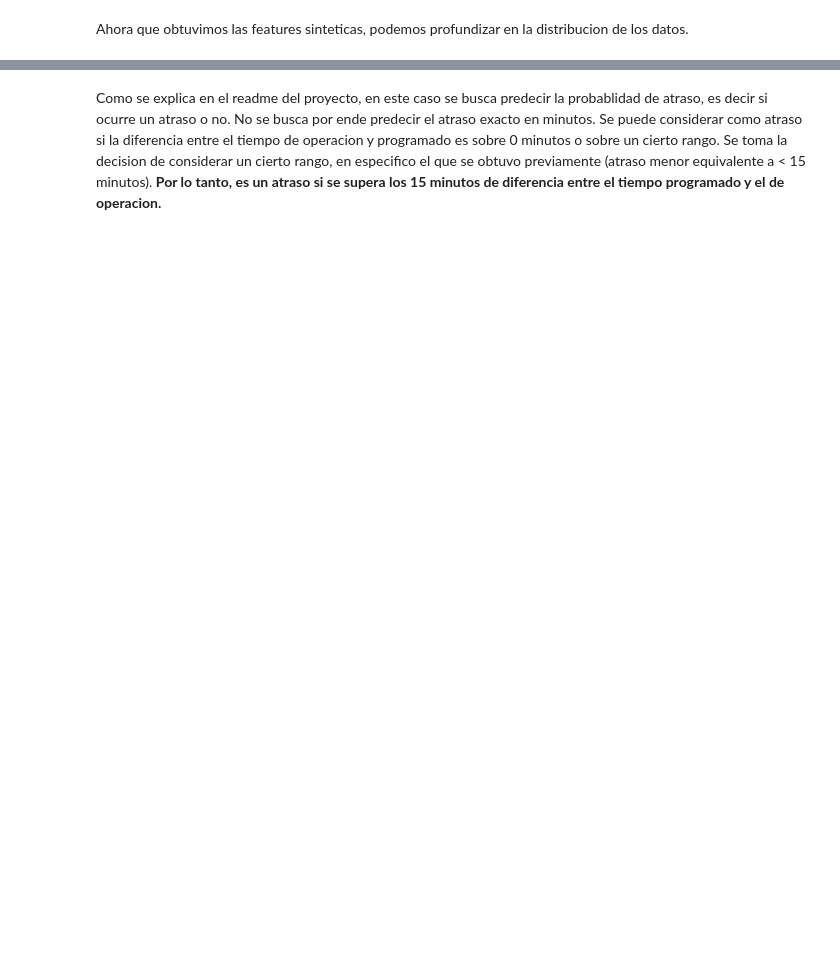
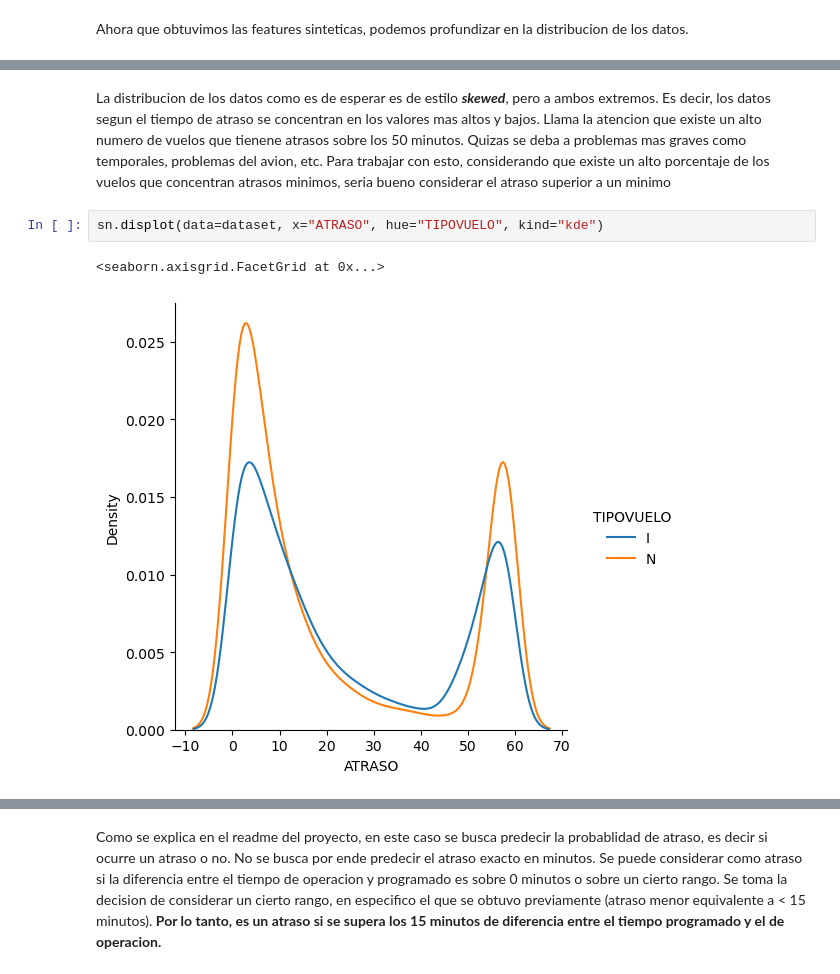
Before and after one commit to sricke/flight-delays, a Jupyter notebook: notebooks/preprocess.ipynb, the cells around one changed output, grey strips where cells are left out. Saved outputs shown, nothing was run; the diff lists cells and outputs as text; blank space fills up the shorter version.

```diff
--- a/notebooks/preprocess.ipynb
+++ b/notebooks/preprocess.ipynb
@@ -131,0 +133,7 @@ sn.histplot(data=dataset, x="Delay")
+# %% [markdown]
+La distribucion de los datos como es de esperar es de estilo ***skewed***, pero a ambos extremos. Es decir, los datos segun el tiempo de atraso se concentran en los valores mas altos y bajos. Llama la atencion que existe un alto numero de vuelos que tienene atrasos sobre los 50 minutos. Quizas se deba a problemas mas graves como temporales, problemas del avion, etc. Para trabajar con esto, considerando que existe un alto porcentaje de los vuelos que concentran atrasos minimos, seria bueno considerar el atraso superior a un minimo
+# %%
+sn.displot(data=dataset, x="ATRASO", hue="TIPOVUELO", kind="kde")
+# %% [output]
+<seaborn.axisgrid.FacetGrid at 0x...>
+[figure, added]
```
Also changed, not shown: parts of 32 cells of this notebook.
